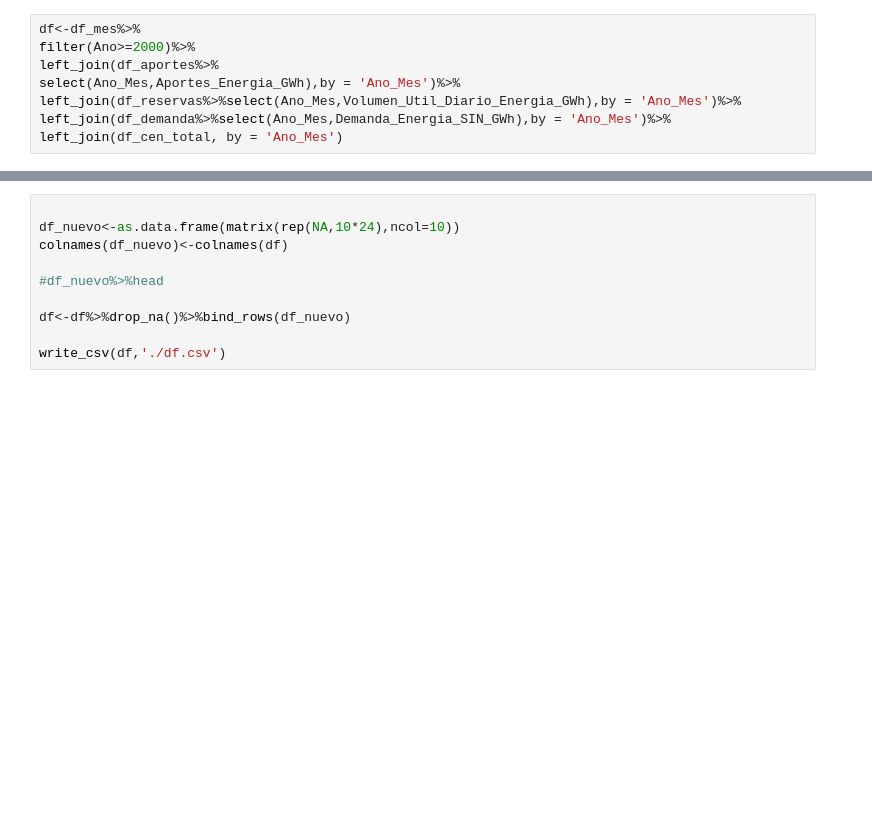
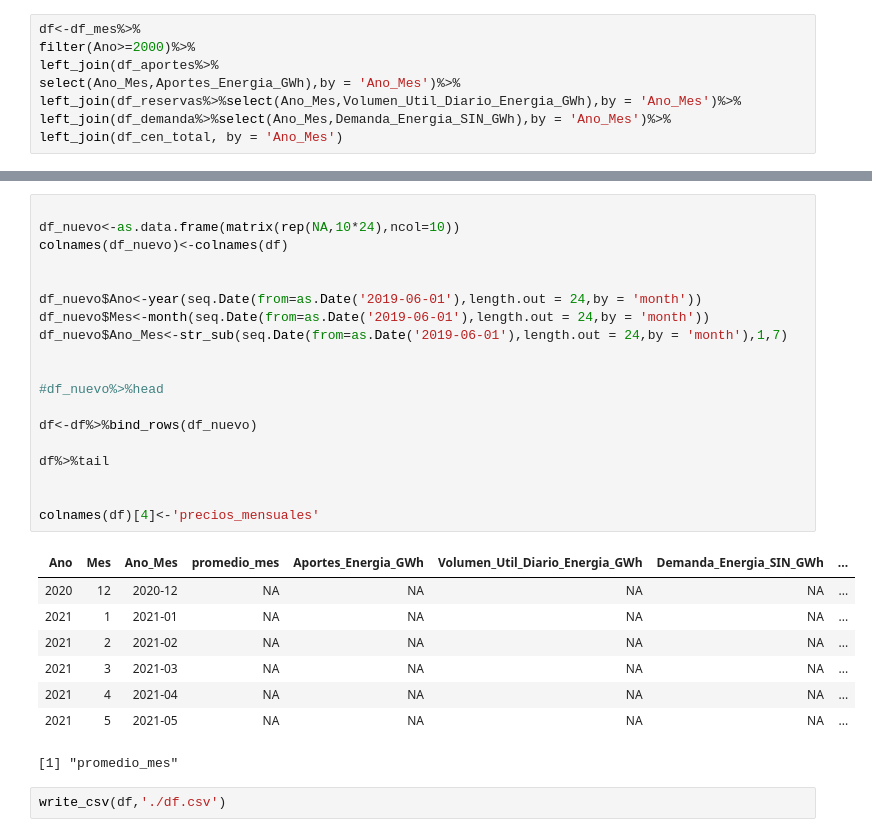
Before and after one commit to camilogavo/modelos_Bolsa, a Jupyter notebook: Multivariados_JDVelasq.ipynb, the cells around one changed output, grey strips where cells are left out. Drawn from its saved outputs; the diff is of its cells as text; blank space fills up the shorter version.

```diff
--- a/Multivariados_JDVelasq.ipynb
+++ b/Multivariados_JDVelasq.ipynb
@@ -1006,10 +1006,30 @@ left_join(df_cen_total, by = 'Ano_Mes')
 # %%
 
 df_nuevo<-as.data.frame(matrix(rep(NA,10*24),ncol=10))
 colnames(df_nuevo)<-colnames(df)
 
+
+df_nuevo$Ano<-year(seq.Date(from=as.Date('2019-06-01'),length.out = 24,by = 'month'))
+df_nuevo$Mes<-month(seq.Date(from=as.Date('2019-06-01'),length.out = 24,by = 'month'))
+df_nuevo$Ano_Mes<-str_sub(seq.Date(from=as.Date('2019-06-01'),length.out = 24,by = 'month'),1,7)
+
+
 #df_nuevo%>%head
 
-df<-df%>%drop_na()%>%bind_rows(df_nuevo)
+df<-df%>%bind_rows(df_nuevo)
 
-write_csv(df,'./df.csv')
+df%>%tail
+
+
+colnames(df)[4]<-'precios_mensuales'
+# %% [output]
+| Ano | Mes | Ano_Mes | promedio_mes | Aportes_Energia_GWh | Volumen_Util_Diario_Energia_GWh | Demanda_Energia_SIN_GWh | ... |
+| 2020 | 12 | 2020-12 | NA | NA | NA | NA | ... |
+| 2021 | 1 | 2021-01 | NA | NA | NA | NA | ... |
+| 2021 | 2 | 2021-02 | NA | NA | NA | NA | ... |
+| 2021 | 3 | 2021-03 | NA | NA | NA | NA | ... |
+| 2021 | 4 | 2021-04 | NA | NA | NA | NA | ... |
+| 2021 | 5 | 2021-05 | NA | NA | NA | NA | ... |
+[1] "promedio_mes"
+# %%
+write_csv(df,'./df.csv')
```
Also changed, not shown: parts of 5 cells of this notebook, 1 other file.
